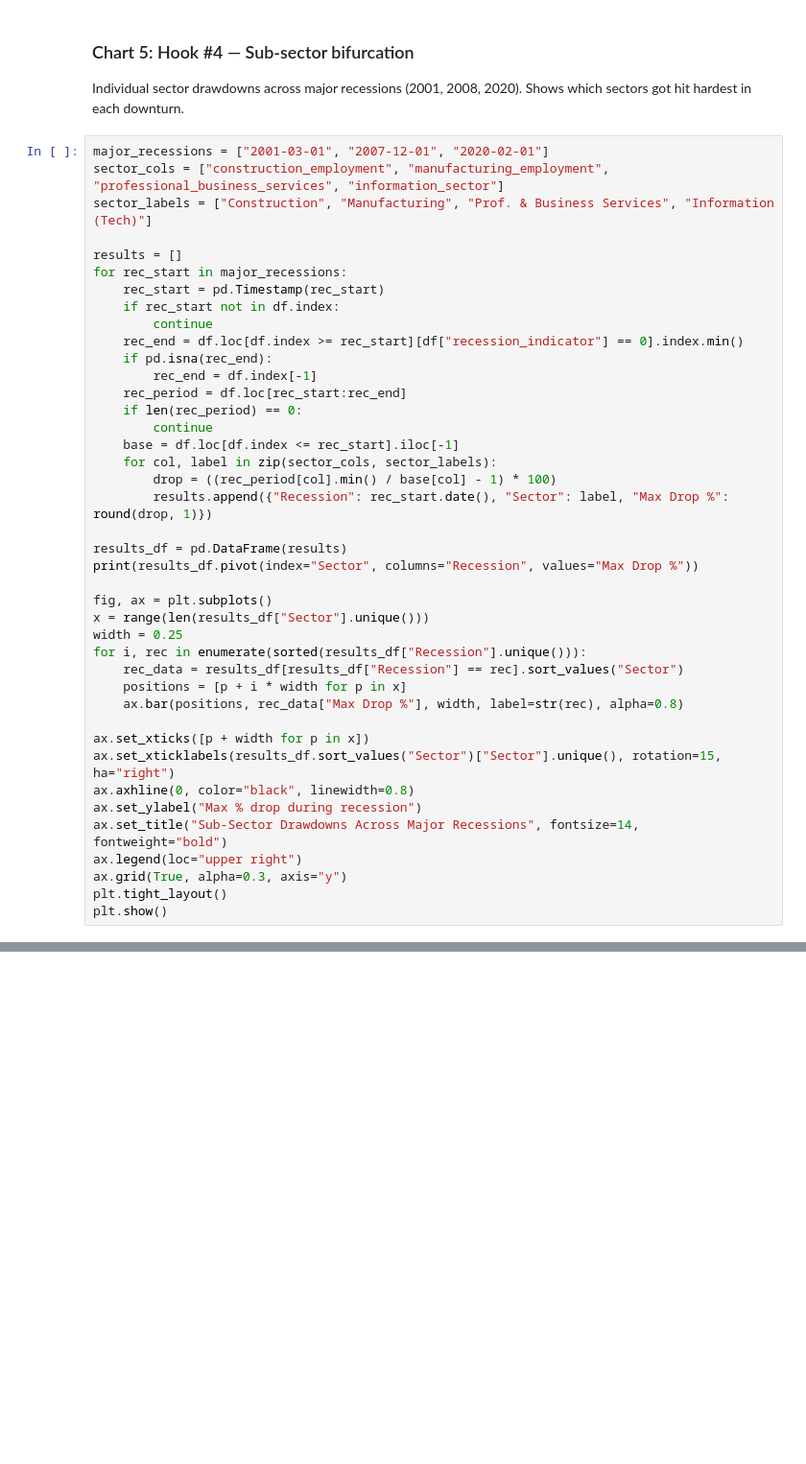
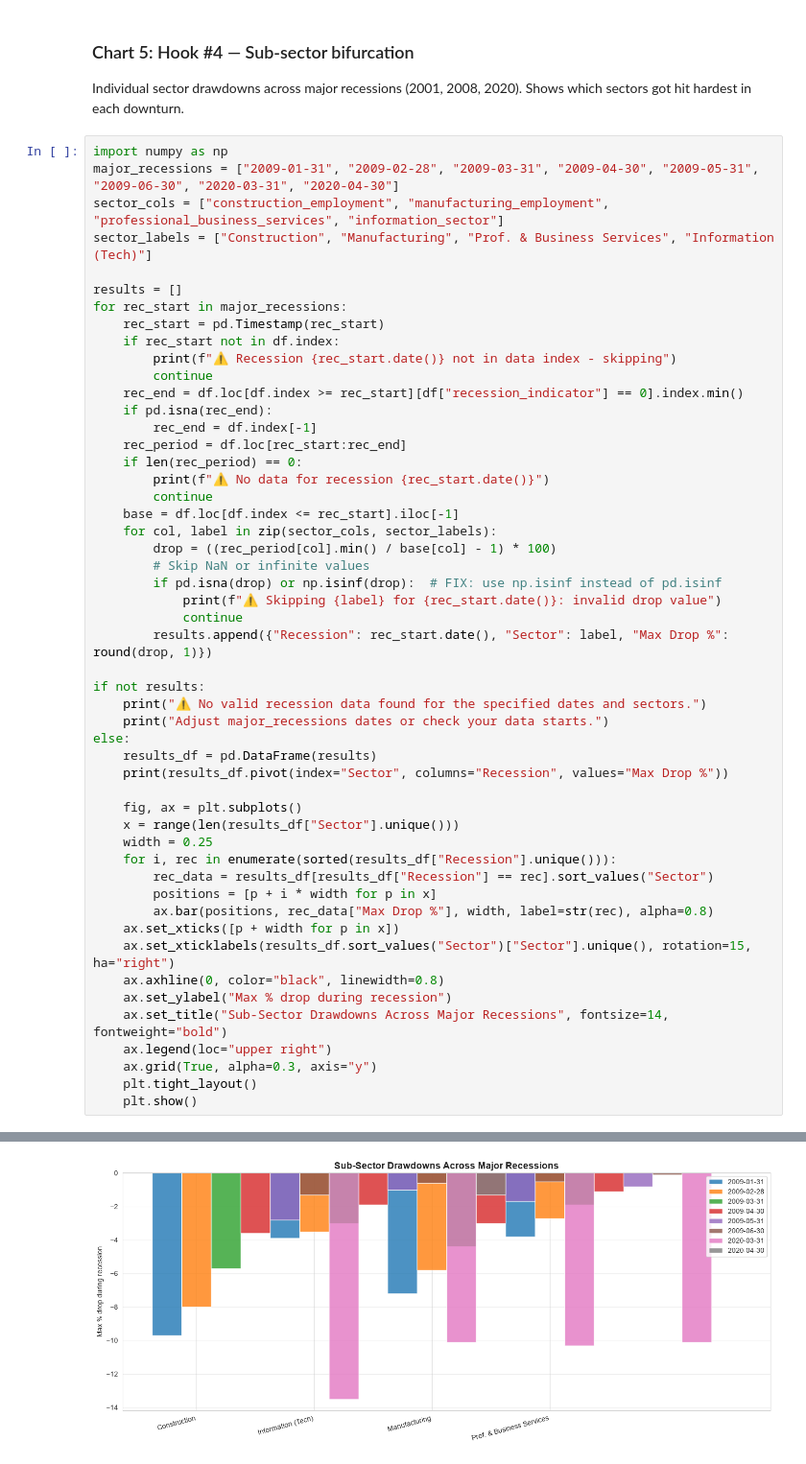
Before and after one commit to vanshronin/macroeconomic-labor-dynamics, a Jupyter notebook: notebooks/02_eda_visualizations.ipynb, the cells around one changed output, grey strips where cells are left out. Shown at 96% size. Cells and saved outputs as stored; diff of their text form; blank space fills up the shorter version.

Commit message:
Recession Impact Analysis: Complete project with 3 notebooks, 6 FRED tickers, and 5 LinkedIn hook questions

```diff
--- a/notebooks/02_eda_visualizations.ipynb
+++ b/notebooks/02_eda_visualizations.ipynb
@@ -171,7 +189,8 @@ print(f"{era2_label}: Blue={era2_blue:.1f}%, White={era2_white:.1f}%")
 Individual sector drawdowns across major recessions (2001, 2008, 2020).
 Shows which sectors got hit hardest in each downturn.
 # %%
-major_recessions = ["2001-03-01", "2007-12-01", "2020-02-01"]
+import numpy as np
+major_recessions = ["2009-01-31", "2009-02-28", "2009-03-31", "2009-04-30", "2009-05-31", "2009-06-30", "2020-03-31", "2020-04-30"]
 sector_cols = ["construction_employment", "manufacturing_employment", "professional_business_services", "information_sector"]
 sector_labels = ["Construction", "Manufacturing", "Prof. & Business Services", "Information (Tech)"]
 
@@ -179,35 +198,45 @@ results = []
 for rec_start in major_recessions:
     rec_start = pd.Timestamp(rec_start)
     if rec_start not in df.index:
+        print(f"⚠️ Recession {rec_start.date()} not in data index - skipping")
         continue
     rec_end = df.loc[df.index >= rec_start][df["recession_indicator"] == 0].index.min()
     if pd.isna(rec_end):
         rec_end = df.index[-1]
     rec_period = df.loc[rec_start:rec_end]
     if len(rec_period) == 0:
+        print(f"⚠️ No data for recession {rec_start.date()}")
         continue
     base = df.loc[df.index <= rec_start].iloc[-1]
     for col, label in zip(sector_cols, sector_labels):
         drop = ((rec_period[col].min() / base[col] - 1) * 100)
+        # Skip NaN or infinite values
+        if pd.isna(drop) or np.isinf(drop):  # FIX: use np.isinf instead of pd.isinf
+            print(f"⚠️ Skipping {label} for {rec_start.date()}: invalid drop value")
+            continue
         results.append({"Recession": rec_start.date(), "Sector": label, "Max Drop %": round(drop, 1)})
 
-results_df = pd.DataFrame(results)
-print(results_df.pivot(index="Sector", columns="Recession", values="Max Drop %"))
+if not results:
+    print("⚠️ No valid recession data found for the specified dates and sectors.")
+    print("Adjust major_recessions dates or check your data starts.")
+else:
+    results_df = pd.DataFrame(results)
+    print(results_df.pivot(index="Sector", columns="Recession", values="Max Drop %"))
 
-fig, ax = plt.subplots()
-x = range(len(results_df["Sector"].unique()))
-width = 0.25
-for i, rec in enumerate(sorted(results_df["Recession"].unique())):
-    rec_data = results_df[results_df["Recession"] == rec].sort_values("Sector")
-    positions = [p + i * width for p in x]
-    ax.bar(positions, rec_data["Max Drop %"], width, label=str(rec), alpha=0.8)
-
-ax.set_xticks([p + width for p in x])
-ax.set_xticklabels(results_df.sort_values("Sector")["Sector"].unique(), rotation=15, ha="right")
-ax.axhline(0, color="black", linewidth=0.8)
-ax.set_ylabel("Max % drop during recession")
-ax.set_title("Sub-Sector Drawdowns Across Major Recessions", fontsize=14, fontweight="bold")
-ax.legend(loc="upper right")
-ax.grid(True, alpha=0.3, axis="y")
-plt.tight_layout()
-plt.show()
+    fig, ax = plt.subplots()
+    x = range(len(results_df["Sector"].unique()))
+    width = 0.25
+    for i, rec in enumerate(sorted(results_df["Recession"].unique())):
+        rec_data = results_df[results_df["Recession"] == rec].sort_values("Sector")
+        positions = [p + i * width for p in x]
+        ax.bar(positions, rec_data["Max Drop %"], width, label=str(rec), alpha=0.8)
+    ax.set_xticks([p + width for p in x])
+    ax.set_xticklabels(results_df.sort_values("Sector")["Sector"].unique(), rotation=15, ha="right")
+    ax.axhline(0, color="black", linewidth=0.8)
+    ax.set_ylabel("Max % drop during recession")
+    ax.set_title("Sub-Sector Drawdowns Across Major Recessions", fontsize=14, fontweight="bold")
+    ax.legend(loc="upper right")
+    ax.grid(True, alpha=0.3, axis="y")
+    plt.tight_layout()
+    plt.show()
+# %% [output]
@@ -213,0 +256 @@ plt.show()
+[figure, added]
```
Also changed, not shown: parts of 7 cells of this notebook, 4 other files.
